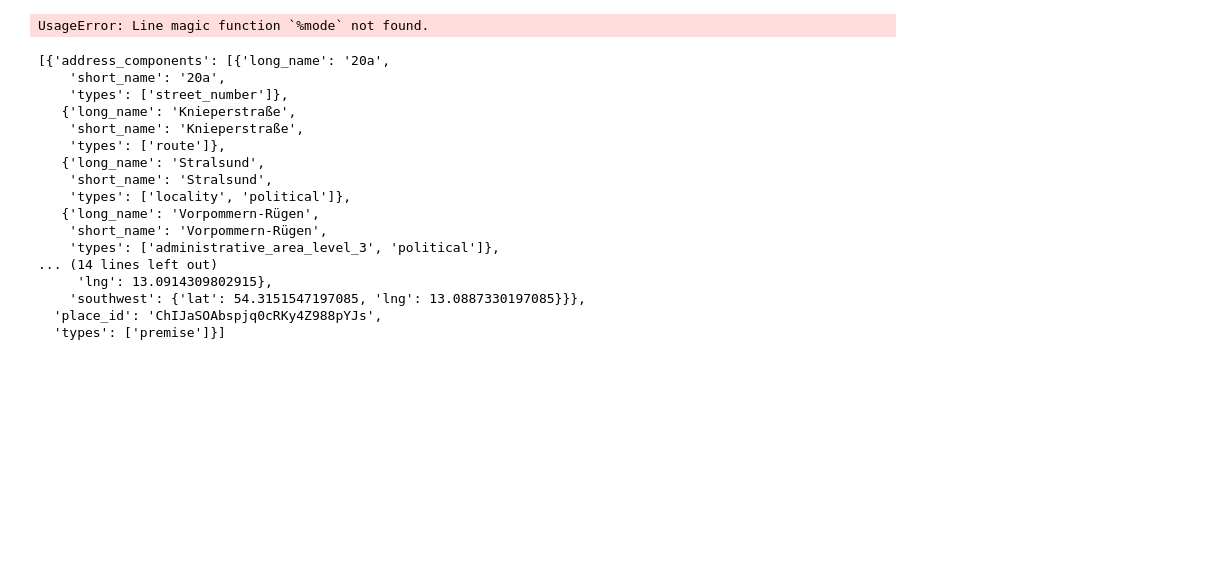
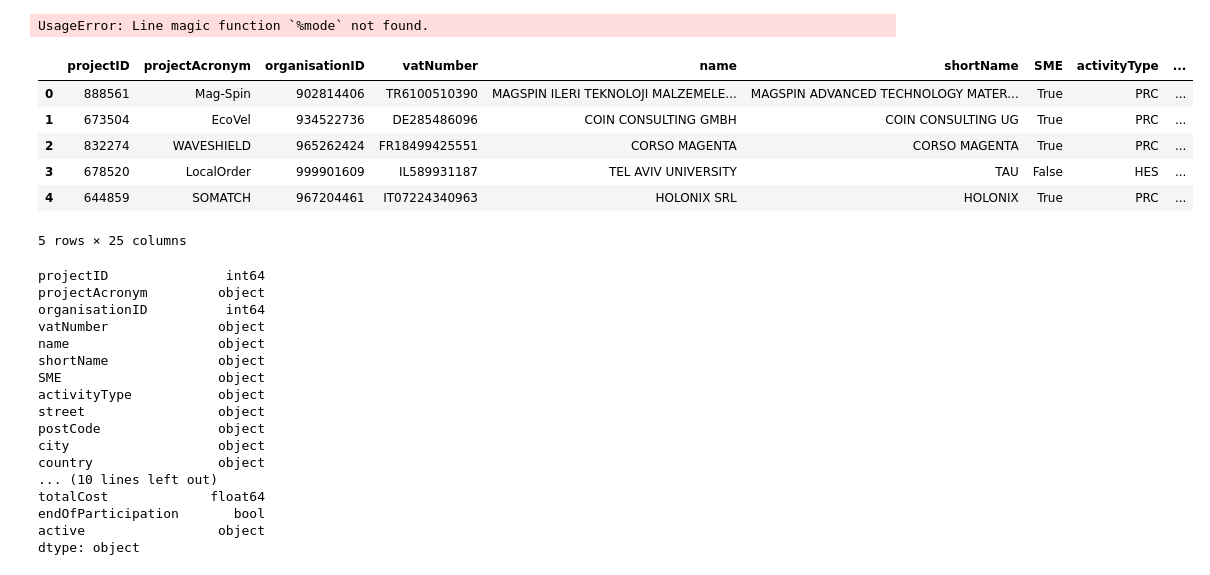
Before and after one commit to OOS-Team/DsKi_DataPreparation, a Jupyter notebook: 4_Geo.ipynb, the cells around one changed output. Cells and saved outputs as stored; diff of their text form; code cells hidden in the pictures; blank space fills up the shorter version.

```diff
--- a/4_Geo.ipynb
+++ b/4_Geo.ipynb
@@ -11,24 +12,6 @@ API_KEY = "AIzaSyDSLNp3eGjEjdPNavQ7jTRGyrswavChx4c"
 # %%
 gmaps = googlemaps.Client(key=API_KEY)
 # %%
-result = gmaps.geocode(address='stralsund knieperstraße 20a', region='de')
-result
+#result = gmaps.geocode(address='stralsund knieperstraße 20a', region='de')
+#result
-# %% [output]
-[{'address_components': [{'long_name': '20a',
-    'short_name': '20a',
-    'types': ['street_number']},
-   {'long_name': 'Knieperstraße',
-    'short_name': 'Knieperstraße',
-    'types': ['route']},
-   {'long_name': 'Stralsund',
-    'short_name': 'Stralsund',
-    'types': ['locality', 'political']},
-   {'long_name': 'Vorpommern-Rügen',
-    'short_name': 'Vorpommern-Rügen',
-    'types': ['administrative_area_level_3', 'political']},
-... (14 lines left out)
-     'lng': 13.0914309802915},
-    'southwest': {'lat': 54.3151547197085, 'lng': 13.0887330197085}}},
-  'place_id': 'ChIJaSOAbspjq0cRKy4Z988pYJs',
-  'types': ['premise']}]
 # %%
@@ -36,0 +25,30 @@ file = './data/cordis_eu_2020/organisation2023.csv'
+# %%
+o.head()
+# %% [output]
+|  | projectID | projectAcronym | organisationID | vatNumber | name | shortName | SME | activityType | ... |
+| 0 | 888561 | Mag-Spin | 902814406 | TR6100510390 | MAGSPIN ILERI TEKNOLOJI MALZEMELE... | MAGSPIN ADVANCED TECHNOLOGY MATER... | True | PRC | ... |
+| 1 | 673504 | EcoVel | 934522736 | DE285486096 | COIN CONSULTING GMBH | COIN CONSULTING UG | True | PRC | ... |
+| 2 | 832274 | WAVESHIELD | 965262424 | FR18499425551 | CORSO MAGENTA | CORSO MAGENTA | True | PRC | ... |
+| 3 | 678520 | LocalOrder | 999901609 | IL589931187 | TEL AVIV UNIVERSITY | TAU | False | HES | ... |
+| 4 | 644859 | SOMATCH | 967204461 | IT07224340963 | HOLONIX SRL | HOLONIX | True | PRC | ... |
+5 rows × 25 columns
+# %%
+o.dtypes
+# %% [output]
+projectID               int64
+projectAcronym         object
+organisationID          int64
+vatNumber              object
+name                   object
+shortName              object
+SME                    object
+activityType           object
+street                 object
+postCode               object
+city                   object
+country                object
+... (10 lines left out)
+totalCost             float64
+endOfParticipation       bool
+active                 object
+dtype: object
```
Also changed, not shown: parts of 34 cells of this notebook, 4 other files.
